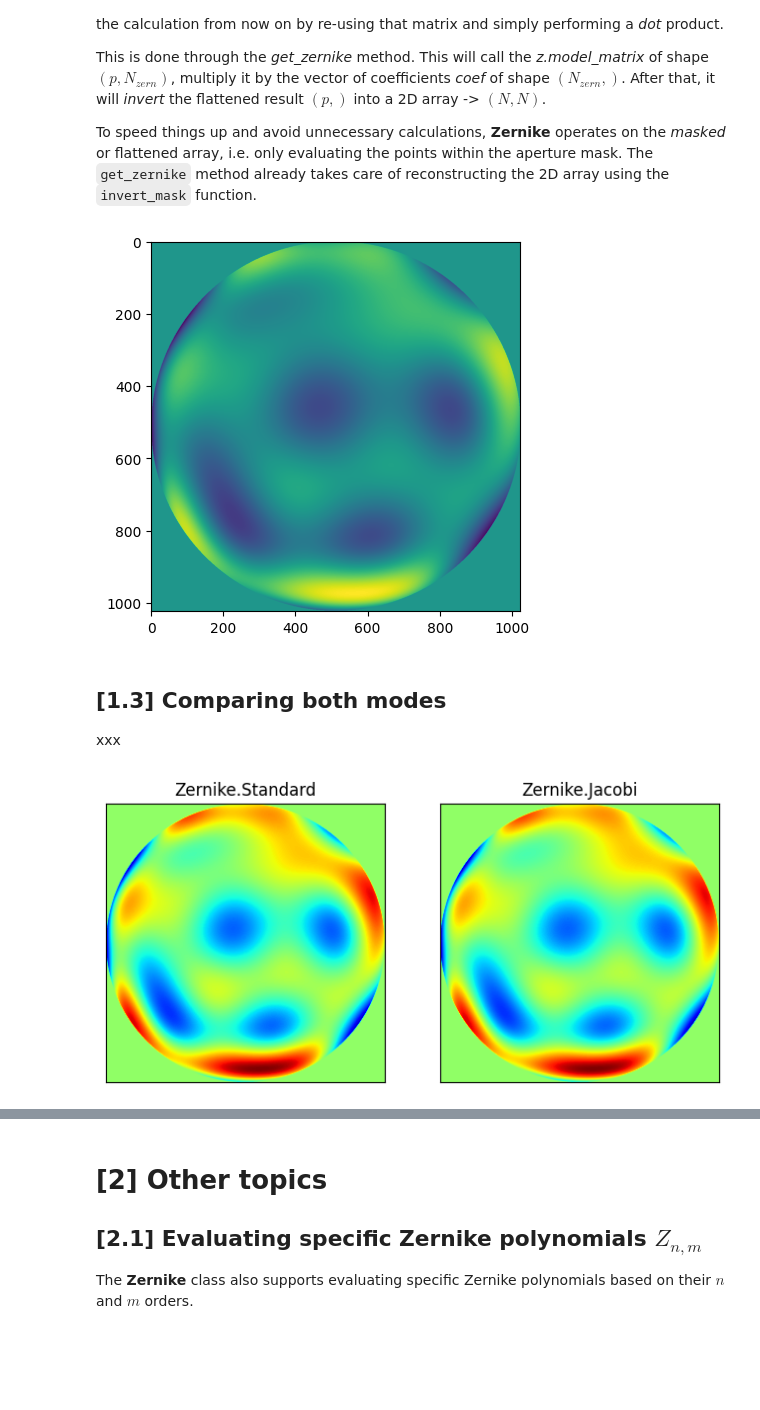
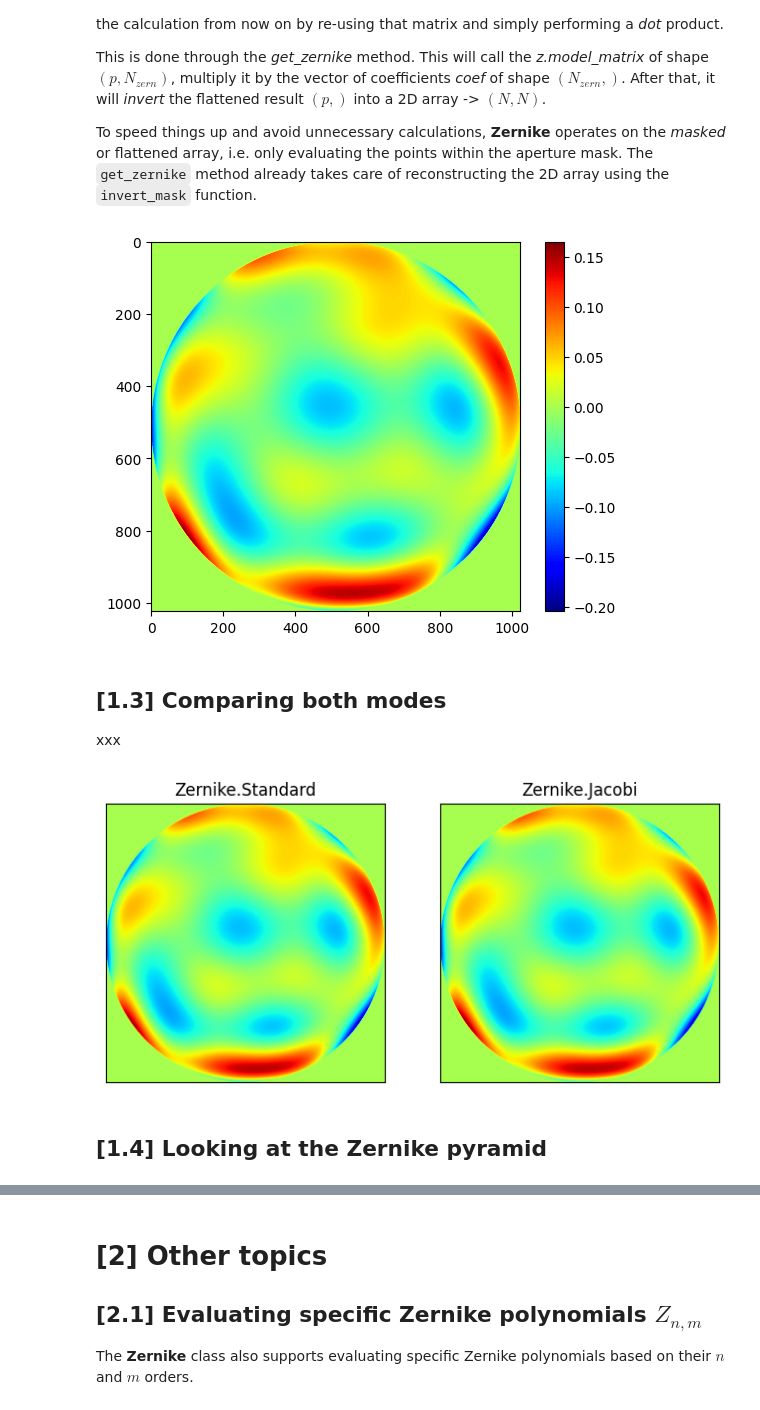
Before and after one commit to AlvaroMenduina/ZERN, a Jupyter notebook: examples/test.ipynb, the cells around one changed output, grey strips where cells are left out. Drawn from its saved outputs; the diff is of its cells as text; code cells hidden in the pictures; blank space fills up the shorter version.

```diff
--- a/examples/test.ipynb
+++ b/examples/test.ipynb
@@ -41,15 +60,17 @@ This is done through the *get_zernike* method. This will call the *z.model_matri
 
 To speed things up and avoid unnecessary calculations, **Zernike** operates on the *masked* or flattened array, i.e. only evaluating the points within the aperture mask. The ``get_zernike`` method already takes care of reconstructing the 2D array using the ``invert_mask`` function.
 # %%
-coef = randgen.normal(size=N_zern)
+coef = randgen.normal(size=N_zern) / N_zern
 phase_map = z.get_zernike(coef)
 # %%
 fig, ax = plt.subplots(1, 1)
-ax.imshow(phase_map)
+MAX = max(np.
+img = ax.imshow(phase_map, cmap=cmap)
+plt.colorbar(img)
 plt.show()
 # z.N_total
 # %% [output]
-[figure, old version]
+[figure, new version]
 # %% [markdown]
 ## [1.3] Comparing both modes
 xxx
@@ -60,7 +81,6 @@ z.create_model_matrix(rho, theta, n_zernike=N_zern, mode='Jacobi', normalize_nol
 map2 = z.get_zernike(coef)
 
 fig, axes = plt.subplots(1, 2, figsize=(8, 4))
-cmap = 'jet'
 ax1, ax2 = axes
 ax1.imshow(map1, cmap=cmap)
 ax2.imshow(map2, cmap=cmap)
@@ -71,4 +91,6 @@ for ax in axes:
     ax.set_yticks([])
 plt.show()
 # %% [output]
-[figure, old version]
+[figure, new version]
+# %% [markdown]
+## [1.4] Looking at the Zernike pyramid
```
Also changed, not shown: parts of 11 cells of this notebook.
